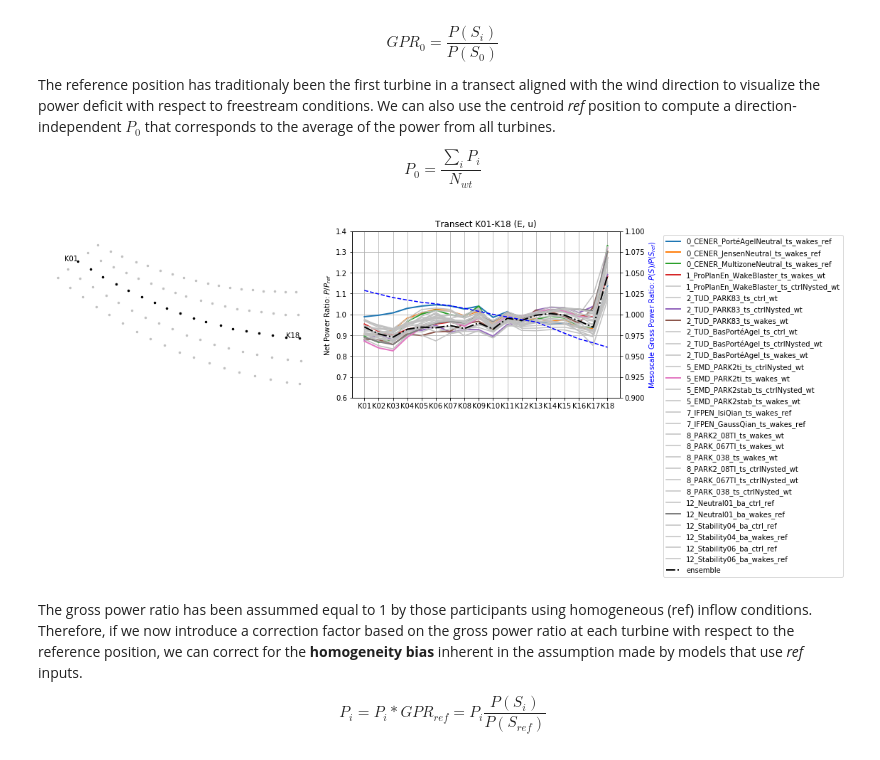
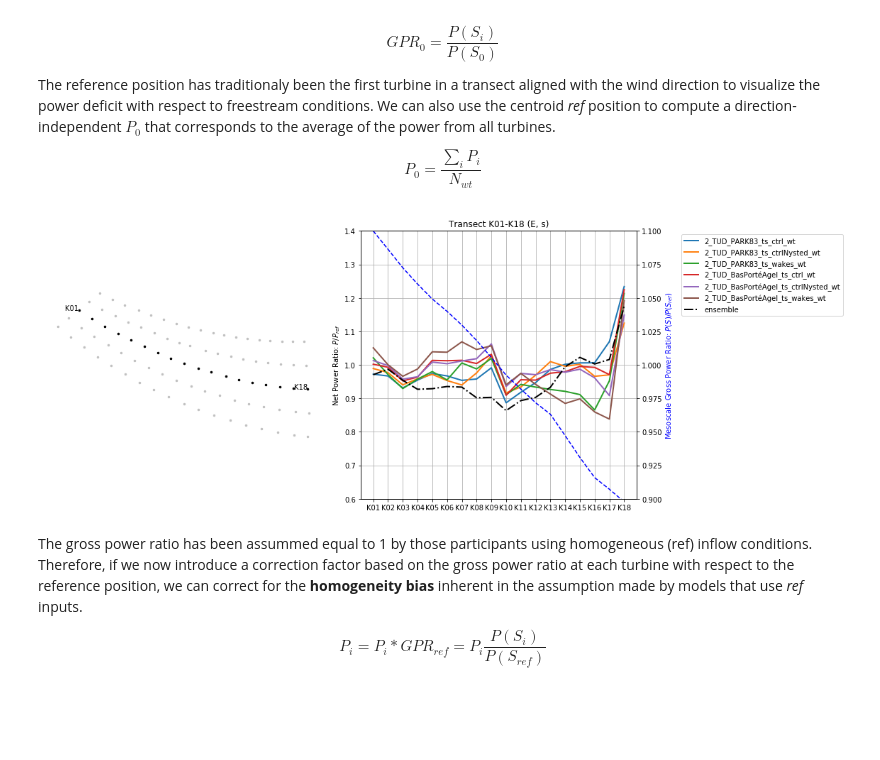
Before and after one commit to CENER-EPR/OWAbench, a Jupyter notebook: Rodsand2/Rodsand2_ArrayEfficiency.ipynb, the cells around one changed output. Cells and saved outputs as stored; diff of their text form; code cells hidden in the pictures; blank space fills up the shorter version.

Commit message:
Added results cell to save data

```diff
--- a/Rodsand2/Rodsand2_ArrayEfficiency.ipynb
+++ b/Rodsand2/Rodsand2_ArrayEfficiency.ipynb
@@ -31,7 +31,7 @@ IPython.OutputArea.prototype._should_scroll = function(lines) {
 # %% [markdown]
 ## Participants
 # %%
-n_sim = 30 # number of submited simulations + 1 (ensemble)
+n_sim = 31 # number of submited simulations + 1 (ensemble)
 sims = pd.DataFrame(columns = ['ID','Ensemble','Participant','Model Name', 'Model Type','Approach','Input','Remarks','Label'],
                    index = np.arange(0,n_sim,1))
 sims.loc[0]  = ['rod00a'  ,0,'CENER'    ,'FLORIS'     ,'Porté-Agel'         ,'ts','wakes,ref','Neutral'         ,'0_CENER_PortéAgelNeutral_ts_wakes_ref']
@@ -40,11 +40,11 @@ sims.loc[2]  = ['rod00c'  ,0,'CENER'    ,'FLORIS'     ,'Multizone'          ,'ts
 sims.loc[3]  = ['rod01a'  ,1,'ProPlanEn','WakeBlaster','RANS Eddy-Vis'      ,'ts','wakes,wt' ,' '               ,'1_ProPlanEn_WakeBlaster_ts_wakes_wt']
 sims.loc[4]  = ['rod01b'  ,1,'ProPlanEn','WakeBlaster','RANS Eddy-Vis'      ,'ts','ctrl,wt'  ,'Nysted added'    ,'1_ProPlanEn_WakeBlaster_ts_ctrlNysted_wt']
 sims.loc[5]  = ['rod02a'  ,0,'TU-Delft' ,'eWakeLab'   ,'PARK83'             ,'ts','ctrl,wt'  ,'Dynamic Cw'      ,'2_TUD_PARK83_ts_ctrl_wt']
-sims.loc[6]  = ['rod02b'  ,0,'TU-Delft' ,'eWakeLab'   ,'PARK83'             ,'ts','ctrl,wt'  ,'Nysted added'    ,'2_TUD_PARK83_ts_ctrlNysted_wt']
-sims.loc[7]  = ['rod02c'  ,0,'TU-Delft' ,'eWakeLab'   ,'PARK83'             ,'ts','wakes,wt' ,'Dynamic Cw'      ,'2_TUD_PARK83_ts_wakes_wt']
+sims.loc[6]  = ['rod02b'  ,1,'TU-Delft' ,'eWakeLab'   ,'PARK83'             ,'ts','ctrl,wt'  ,'Nysted added'    ,'2_TUD_PARK83_ts_ctrlNysted_wt']
+sims.loc[7]  = ['rod02c'  ,1,'TU-Delft' ,'eWakeLab'   ,'PARK83'             ,'ts','wakes,wt' ,'Dynamic Cw'      ,'2_TUD_PARK83_ts_wakes_wt']
 sims.loc[8]  = ['rod02d'  ,0,'TU-Delft' ,'eWakeLab'   ,'Bastankah&PortéAgel','ts','ctrl,wt'  ,'Dynamic Cw'      ,'2_TUD_BasPortéAgel_ts_ctrl_wt']
-sims.loc[9]  = ['rod02e'  ,0,'TU-Delft' ,'eWakeLab'   ,'Bastankah&PortéAgel','ts','ctrl,wt'  ,'Nysted added'    ,'2_TUD_BasPortéAgel_ts_ctrlNysted_wt']
-sims.loc[10] = ['rod02f'  ,0,'TU-Delft' ,'eWakeLab'   ,'Bastankah&PortéAgel','ts','wakes,wt' ,'Dynamic Cw'      ,'2_TUD_BasPortéAgel_ts_wakes_wt']
+sims.loc[9]  = ['rod02e'  ,1,'TU-Delft' ,'eWakeLab'   ,'Bastankah&PortéAgel','ts','ctrl,wt'  ,'Nysted added'    ,'2_TUD_BasPortéAgel_ts_ctrlNysted_wt']
+sims.loc[10] = ['rod02f'  ,1,'TU-Delft' ,'eWakeLab'   ,'Bastankah&PortéAgel','ts','wakes,wt' ,'Dynamic Cw'      ,'2_TUD_BasPortéAgel_ts_wakes_wt']
 sims.loc[11] = ['rod05a'  ,1,'EMD'      ,'WindPro'    ,'PARK2'              ,'ts','ctrl,wt'  ,'TI-based, Nysted added','5_EMD_PARK2ti_ts_ctrlNysted_wt']
 sims.loc[12] = ['rod05b'  ,1,'EMD'      ,'WindPro'    ,'PARK2'              ,'ts','wakes,wt' ,'TI-based'        ,'5_EMD_PARK2ti_ts_wakes_wt']
 sims.loc[13] = ['rod05c'  ,1,'EMD'      ,'WindPro'    ,'PARK2'              ,'ts','ctrl,wt'  ,'Stability-based, Nysted added','5_EMD_PARK2stab_ts_ctrlNysted_wt']
@@ -63,7 +63,8 @@ sims.loc[25] = ['rod12c'  ,0,'Anonymous','Anonymous'  ,'Anonymous'          ,'ba
 sims.loc[26] = ['rod12d'  ,0,'Anonymous','Anonymous'  ,'Anonymous'          ,'ba','wakes,ref','Stability 04'    ,'12_Stability04_ba_wakes_ref']
 sims.loc[27] = ['rod12e'  ,0,'Anonymous','Anonymous'  ,'Anonymous'          ,'ba','ctrl,ref' ,'Stability 06'    ,'12_Stability06_ba_ctrl_ref']
 sims.loc[28] = ['rod12f'  ,0,'Anonymous','Anonymous'  ,'Anonymous'          ,'ba','wakes,ref','Stability 06'    ,'12_Stability06_ba_wakes_ref']
-sims.loc[29] = ['ensemble',0,' '        ,' '          ,' '                  ,'ba','wakes,ref',' '               ,'ensemble']
+sims.loc[29] = ['rod13'   ,0,'Anonymous','Anonymous'  ,'RANS'               ,'ba','wakes,wt',''                 ,'13_RANS_ba_wakes_wt']
+sims.loc[30] = ['ensemble',0,' '        ,' '          ,' '                  ,'ba','wakes,ref',' '               ,'ensemble']
 ensemble = sims.index[sims['Ensemble'] == 1].tolist()
 sims.style.set_properties(**{'text-align': 'center'})
 # %% [output]
@@ -358,16 +359,16 @@ for isim in range(n_sim):
 #plotresults = ensemble.copy()                           # simulations participating in the ensemble
 #plotresults.append(n_sim-1)                               # add the ensemble
 
-plotresults = [0,1,2,3,4,5,6,7,8,9,10,11,12,13,14,15,16,17,18,19,20,21,22,23,24,25,26,27,28,29] # for cherry peaking
-#plotresults = [5,6,7,8,9,10,29] # for cherry peaking
+plotresults = [0,1,2,3,4,5,6,7,8,9,10,11,12,13,14,15,16,17,18,19,20,21,22,23,24,25,26,27,28,29,30] # for cherry peaking
+plotresults = [5,6,7,8,9,10,30] # for cherry peaking
 
 # use 'Label', 'ID' (anonymous) or any other column in the participants table to tag the simulations in the plots
 tags = 'Label'
 plotresultsname = [sims[tags][x] for x in plotresults]
 
-highlight = ['rod00a','rod00b','rod00c','rod01a','rod02b','rod02c','rod05b','rod07a','rod12b']          # Highlight results in spagetti plots
+highlight = ['rod00b','rod01a','rod02b','rod02c','rod05b','rod07a','rod12b','rod13']          # Highlight results in spagetti plots
 #highlight = ['rod00a','rod00b','rod07a','rod07b','rod07c','rod09a']          # Highlight results in spagetti plots
-#highlight = ['rod02a','rod02b','rod02c','rod02d','rod02e','rod02f']          # Highlight results in spagetti plots
+highlight = ['rod02a','rod02b','rod02c','rod02d','rod02e','rod02f']          # Highlight results in spagetti plots
 # %% [markdown]
 ### Wind farm metrics
 # %%
@@ -508,25 +500,25 @@ The reference position has traditionaly been the first turbine in a transect ali
 $$ P_0 = \frac{\sum_{i}P_i}{N_{wt}} $$
 # %%
 WDbin = 'E'
-zLbin = 'u'
+zLbin = 's'
 
 # K transect
 wt_list = ['K'+"{:0>2d}".format(1+i) for i in range(18)] #from K01 to K18
 
 # Plot net power ratio
 data =   sim_P.loc[:,:,WDbin,zLbin].to_pandas()
 val_data = bench_P.loc[:,WDbin,zLbin].to_pandas()
 meso_data = meso_P.loc[:,WDbin,zLbin].to_pandas()
 
 ylim1 = [0.6,1.4]
 ylim2 = [0.9,1.1]
 figsize = (16,6)
 wtref = 'ref'    # reference position to compute P0
 
 plot_transect(data.iloc[plotresults],val_data,meso_data,wt_list,turbines,Drot,
               plotresultsname,WDbin,zLbin,highlight,ylim1,ylim2,figsize,wtref);
 # %% [output]
-[figure, old version]
+[figure, new version]
 # %% [markdown]
 The gross power ratio has been assummed equal to 1 by those participants using homogeneous (ref) inflow conditions. Therefore, if we now introduce a correction factor based on the gross power ratio at each turbine with respect to the reference position, we can correct for the **homogeneity bias** inherent in the assumption made by models that use *ref* inputs.
 
```
Also changed, not shown: parts of 9 cells of this notebook, 4 other files.
